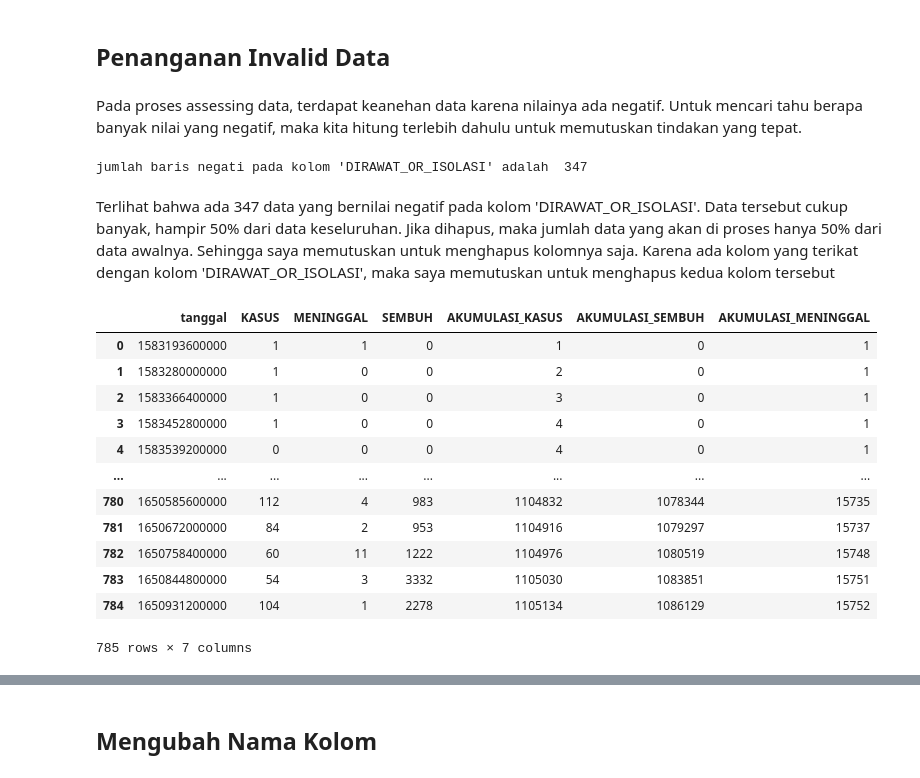
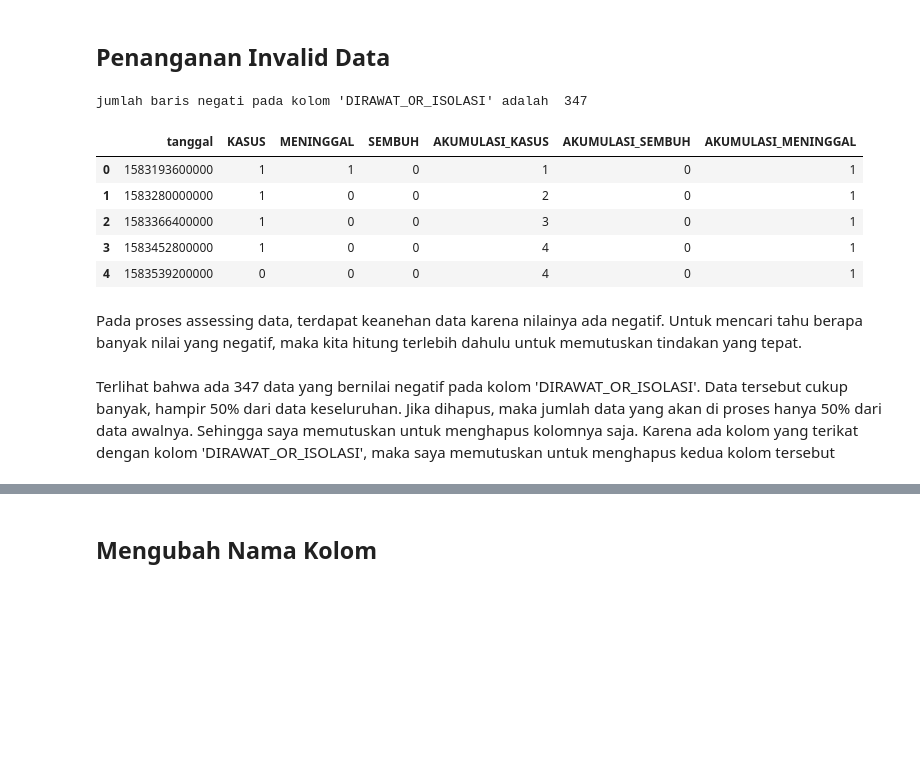
Before and after one commit to iqbalpurba26/Analisis-Perkembangan-COVID-19-Jawa-Barat, a Jupyter notebook: EDA_KASUS_COVID_19_DI_JAWA_BARAT.ipynb, the cells around one changed output, grey strips where cells are left out. Cells and saved outputs as stored; diff of their text form; code cells hidden in the pictures; blank space fills up the shorter version.

```diff
--- a/EDA_KASUS_COVID_19_DI_JAWA_BARAT.ipynb
+++ b/EDA_KASUS_COVID_19_DI_JAWA_BARAT.ipynb
@@ -85,34 +85,27 @@ df.describe()
 # **CLEANING DATA**
 # %% [markdown]
 ## **Penanganan Invalid Data**
+# %%
+print("jumlah baris negati pada kolom 'DIRAWAT_OR_ISOLASI' adalah ", (df['DIRAWAT_OR_ISOLASI']<0).sum())
+# %% [output]
+jumlah baris negati pada kolom 'DIRAWAT_OR_ISOLASI' adalah  347
+# %%
+df = df.drop(columns={
+    'DIRAWAT_OR_ISOLASI',
+    'AKUMULASI_DIRAWAT_OR_ISOLASI'
+})
+df.head()
+# %% [output]
+|  | tanggal | KASUS | MENINGGAL | SEMBUH | AKUMULASI_KASUS | AKUMULASI_SEMBUH | AKUMULASI_MENINGGAL |
+| 0 | 1583193600000 | 1 | 1 | 0 | 1 | 0 | 1 |
+| 1 | 1583280000000 | 1 | 0 | 0 | 2 | 0 | 1 |
+| 2 | 1583366400000 | 1 | 0 | 0 | 3 | 0 | 1 |
+| 3 | 1583452800000 | 1 | 0 | 0 | 4 | 0 | 1 |
+| 4 | 1583539200000 | 0 | 0 | 0 | 4 | 0 | 1 |
 # %% [markdown]
 Pada proses assessing data, terdapat keanehan data karena nilainya ada negatif. Untuk mencari tahu berapa banyak nilai yang negatif, maka kita hitung terlebih dahulu untuk memutuskan tindakan yang tepat.
-# %%
-print("jumlah baris negati pada kolom 'DIRAWAT_OR_ISOLASI' adalah ", (df['DIRAWAT_OR_ISOLASI']<0).sum())
-# %% [output]
-jumlah baris negati pada kolom 'DIRAWAT_OR_ISOLASI' adalah  347
 # %% [markdown]
  Terlihat bahwa ada 347 data yang bernilai negatif pada kolom 'DIRAWAT_OR_ISOLASI'. Data tersebut cukup banyak, hampir 50% dari data keseluruhan. Jika dihapus, maka jumlah data yang akan di proses hanya 50% dari data awalnya. Sehingga saya memutuskan untuk menghapus kolomnya saja. Karena ada kolom yang terikat dengan kolom 'DIRAWAT_OR_ISOLASI', maka saya memutuskan untuk menghapus kedua kolom tersebut
-# %%
-df = df.drop(columns={
-    'DIRAWAT_OR_ISOLASI',
-    'AKUMULASI_DIRAWAT_OR_ISOLASI'
-})
-df
-# %% [output]
-|  | tanggal | KASUS | MENINGGAL | SEMBUH | AKUMULASI_KASUS | AKUMULASI_SEMBUH | AKUMULASI_MENINGGAL |
-| 0 | 1583193600000 | 1 | 1 | 0 | 1 | 0 | 1 |
-| 1 | 1583280000000 | 1 | 0 | 0 | 2 | 0 | 1 |
-| 2 | 1583366400000 | 1 | 0 | 0 | 3 | 0 | 1 |
-| 3 | 1583452800000 | 1 | 0 | 0 | 4 | 0 | 1 |
-| 4 | 1583539200000 | 0 | 0 | 0 | 4 | 0 | 1 |
-| ... | ... | ... | ... | ... | ... | ... | ... |
-| 780 | 1650585600000 | 112 | 4 | 983 | 1104832 | 1078344 | 15735 |
-| 781 | 1650672000000 | 84 | 2 | 953 | 1104916 | 1079297 | 15737 |
-| 782 | 1650758400000 | 60 | 11 | 1222 | 1104976 | 1080519 | 15748 |
-| 783 | 1650844800000 | 54 | 3 | 3332 | 1105030 | 1083851 | 15751 |
-| 784 | 1650931200000 | 104 | 1 | 2278 | 1105134 | 1086129 | 15752 |
-785 rows × 7 columns
 # %%
 df.describe()
 # %% [output]
```
Also changed, not shown: parts of 2 cells of this notebook.
